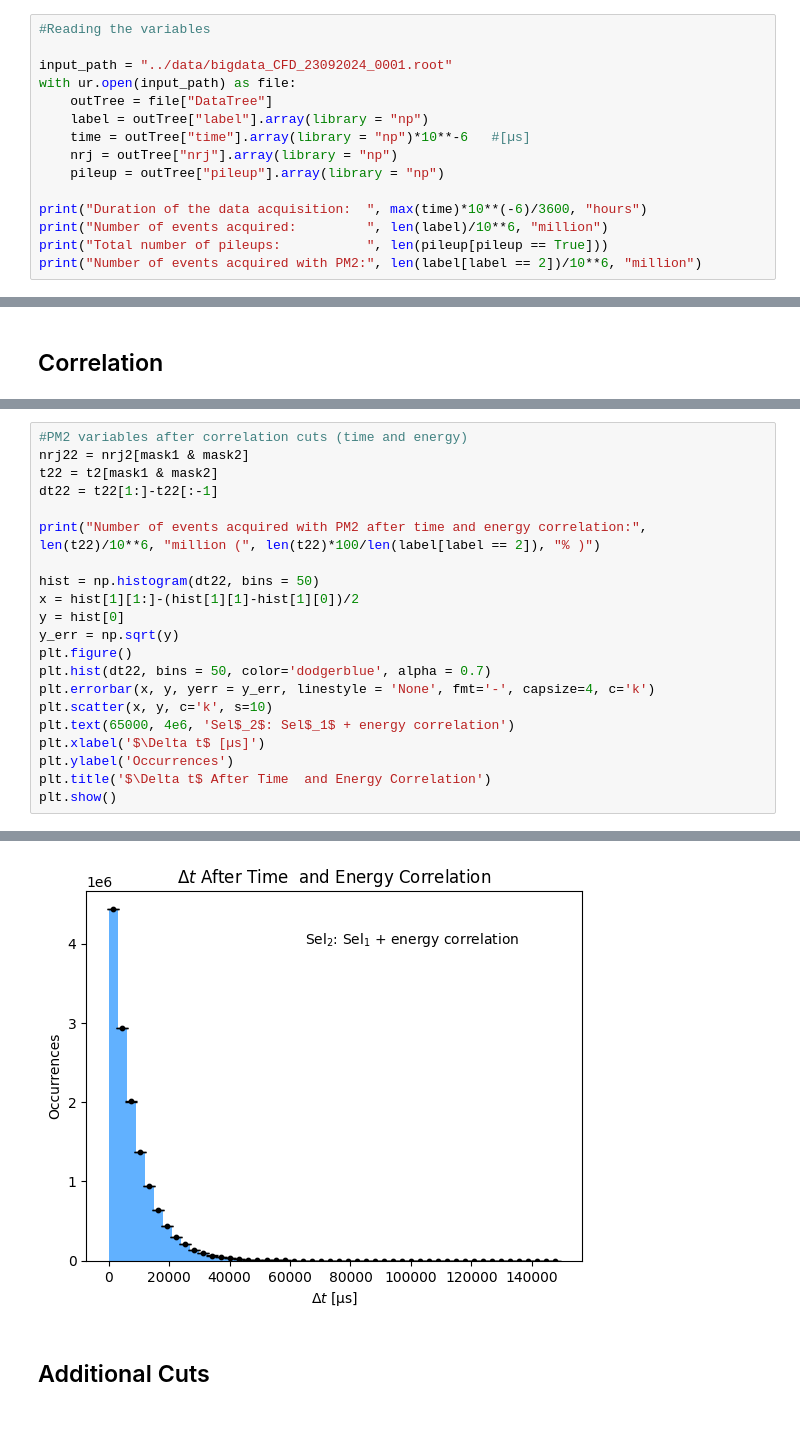
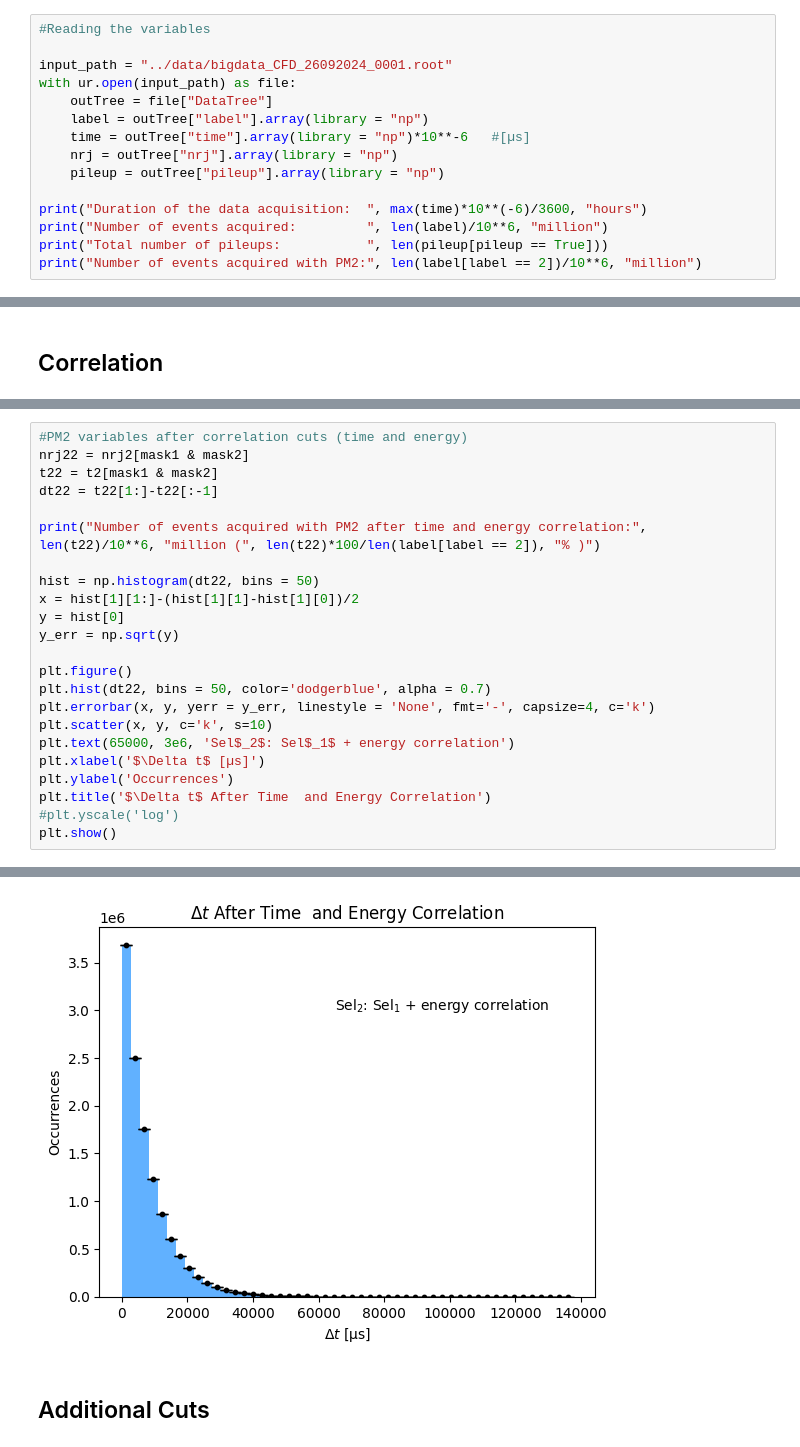
Before and after one commit to hindtaibi/BigMuoneXperiment, a Jupyter notebook: BigAnalysisFinal.ipynb, the cells around one changed output, grey strips where cells are left out. Drawn from its saved outputs; the diff is of its cells as text.

```diff
--- a/BigAnalysisFinal.ipynb
+++ b/BigAnalysisFinal.ipynb
@@ -18,7 +18,7 @@ warnings.filterwarnings('ignore')
 # %%
 #Reading the variables
 
-input_path = "../data/bigdata_CFD_23092024_0001.root"
+input_path = "../data/bigdata_CFD_26092024_0001.root"
 with ur.open(input_path) as file:
     outTree = file["DataTree"]
     label = outTree["label"].array(library = "np")
@@ -197,13 +198,15 @@ hist = np.histogram(dt22, bins = 50)
 x = hist[1][1:]-(hist[1][1]-hist[1][0])/2
 y = hist[0]
 y_err = np.sqrt(y)
+
 plt.figure()
 plt.hist(dt22, bins = 50, color='dodgerblue', alpha = 0.7)
 plt.errorbar(x, y, yerr = y_err, linestyle = 'None', fmt='-', capsize=4, c='k')
 plt.scatter(x, y, c='k', s=10)
-plt.text(65000, 4e6, 'Sel$_2$: Sel$_1$ + energy correlation')
+plt.text(65000, 3e6, 'Sel$_2$: Sel$_1$ + energy correlation')
 plt.xlabel('$\Delta t$ [µs]')
 plt.ylabel('Occurrences')
 plt.title('$\Delta t$ After Time  and Energy Correlation')
+#plt.yscale('log')
 plt.show()
 # %% [output]
@@ -211,4 +214,4 @@ Number of events acquired with PM2 after time and energy correlation: 13.740023
-[figure, old version]
+[figure, new version]
 # %% [markdown]
 ## Additional Cuts
 # %%
```
Also changed, not shown: parts of 9 cells of this notebook, 3 other files.
